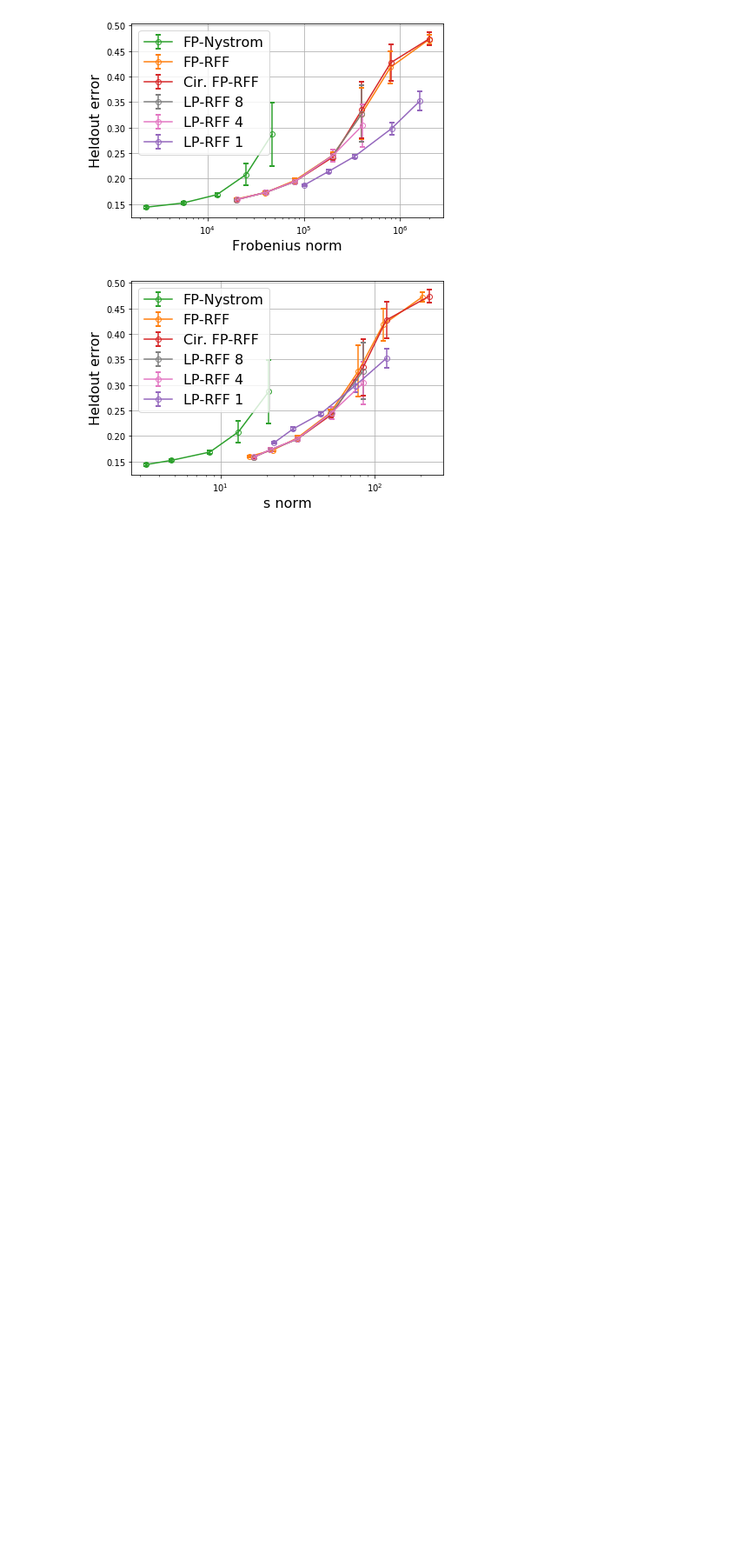
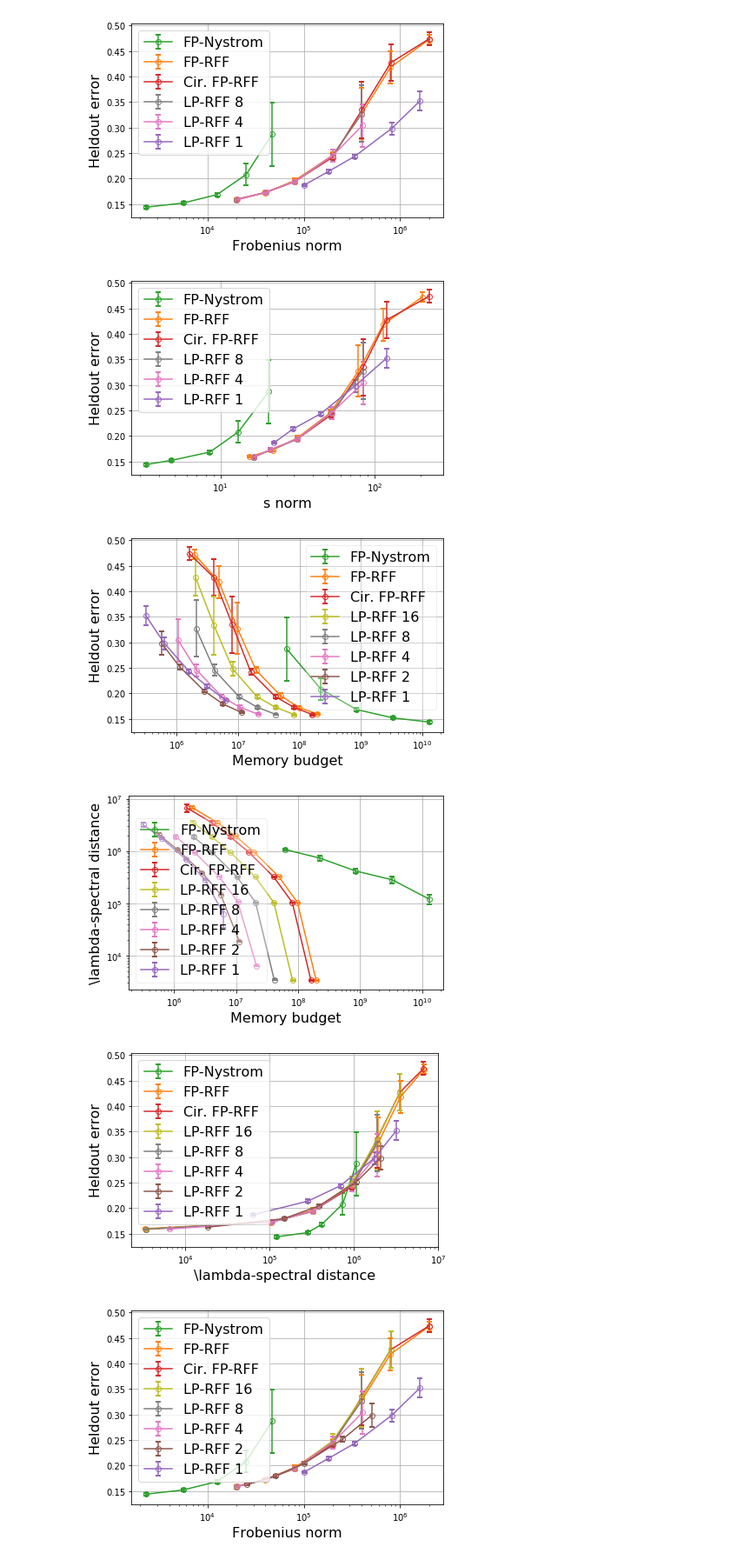
Before and after one commit to JianGoForIt/lp_rffs, a Jupyter notebook: kernel_reg/notebook/correlation-covtype-closeness-vs-kernel-approximation-error-real-setting-with-lambdastar-from-exact-kernel-with-delta-low-precision.ipynb, the cells around one changed output. Shown at 87% size. Drawn from its saved outputs; the diff is of its cells as text; code cells hidden in the pictures; blank space fills up the shorter version.

```diff
--- a/kernel_reg/notebook/correlation-covtype-closeness-vs-kernel-approximation-error-real-setting-with-lambdastar-from-exact-kernel-with-delta-low-precision.ipynb
+++ b/kernel_reg/notebook/correlation-covtype-closeness-vs-kernel-approximation-error-real-setting-with-lambdastar-from-exact-kernel-with-delta-low-precision.ipynb
@@ -155,8 +155,10 @@ f_norm_list_rff, l2_loss_list_rff, delta_list_rff, s_norm_list_rff = \
 memory_list_rff = [rff_mem_func(x) for x in n_rff_feat]
 
 
-def plot_all(plot_all_line=False):
-    if plot_all_line:
+def plot_all(plot_all_line=False, plot_every_line=False):
+    if plot_every_line:
+        bit_list = [16, 8, 4, 2, 1]
+    elif plot_all_line:
         bit_list = [8, 4, 1]
     else:
         bit_list = [8, 4, ]
@@ -164,7 +166,7 @@ def plot_all(plot_all_line=False):
     data_list = []
     data_list.append(("FP-Nystrom", memory_list_nystrom, l2_loss_list_nystrom) )
     data_list.append(("FP-RFF", memory_list_rff, l2_loss_list_rff) )
-    if plot_all_line:
+    if plot_all_line or plot_every_line:
         data_list.append(("Cir. FP-RFF", memory_list_cir_rff[64], l2_loss_list_cir_rff[64] ) )
     for nbit in bit_list:
         data_list.append(("LP-RFF " + str(nbit), memory_list_cir_rff[nbit], l2_loss_list_cir_rff[nbit] ) )
@@ -176,7 +178,10 @@ def plot_all(plot_all_line=False):
     # plt.title("acc vs memory")
     plt.legend(fontsize=16, framealpha=0.3)
     plt.tight_layout()
-    if plot_all_line:
+    if plot_every_line:
+        save_csv_with_error_bar(data_list, file_name="./data_for_plot/classification_acc_vs_mem_every_line.csv")
+        plt.savefig("./figures/classification_acc_vs_mem_every_line.pdf")
+    elif plot_all_line:
         save_csv_with_error_bar(data_list, file_name="./data_for_plot/classification_acc_vs_mem_all_line.csv")
         plt.savefig("./figures/classification_acc_vs_mem_all_line.pdf")
     else:
@@ -190,7 +195,7 @@ def plot_all(plot_all_line=False):
     data_list = []
     data_list.append(("FP-Nystrom", memory_list_nystrom, delta_list_nystrom) )
     data_list.append(("FP-RFF", memory_list_rff, delta_list_rff) )
-    if plot_all_line:
+    if plot_all_line or plot_every_line:
         data_list.append(("Cir. FP-RFF", memory_list_cir_rff[64], delta_list_cir_rff[64] ) )
     for nbit in bit_list:
         data_list.append(("LP-RFF " + str(nbit), memory_list_cir_rff[nbit], delta_list_cir_rff[nbit] ) )
@@ -203,6 +208,9 @@ def plot_all(plot_all_line=False):
     # plt.title("delta vs memory")
     plt.legend(fontsize=16, framealpha=0.3, loc="lower left")
     plt.tight_layout()
+    if plot_every_line:
+        save_csv_with_error_bar(data_list, file_name="./data_for_plot/classification_delta_vs_mem_every_line.csv")
+        plt.savefig("./figures/classification_delta_vs_mem_every_line.pdf")
     if plot_all_line:
         save_csv_with_error_bar(data_list, file_name="./data_for_plot/classification_delta_vs_mem_all_line.csv")
         plt.savefig("./figures/classification_delta_vs_mem_all_line.pdf")
@@ -217,7 +225,7 @@ def plot_all(plot_all_line=False):
     data_list = []
     data_list.append(("FP-Nystrom", delta_list_nystrom, l2_loss_list_nystrom) )
     data_list.append(("FP-RFF", delta_list_rff, l2_loss_list_rff) )
-    if plot_all_line:
+    if plot_all_line or plot_every_line:
         data_list.append(("Cir. FP-RFF", delta_list_cir_rff[64], l2_loss_list_cir_rff[64] ) )
     for nbit in bit_list:
         data_list.append(("LP-RFF " + str(nbit), delta_list_cir_rff[nbit], l2_loss_list_cir_rff[nbit] ) )
@@ -229,7 +237,10 @@ def plot_all(plot_all_line=False):
     # plt.title("acc vs delta")
     plt.legend(fontsize=16)
     plt.tight_layout()
-    if plot_all_line:
+    if plot_every_line:
+        save_csv_with_error_bar(data_list, file_name="./data_for_plot/classification_acc_vs_delta_every_line.csv")
+        plt.savefig("./figures/classification_acc_vs_delta_every_line.pdf")
+    elif plot_all_line:
         save_csv_with_error_bar(data_list, file_name="./data_for_plot/classification_acc_vs_delta_all_line.csv")
         plt.savefig("./figures/classification_acc_vs_delta_all_line.pdf")
     else:
@@ -243,7 +254,7 @@ def plot_all(plot_all_line=False):
     data_list = []
     data_list.append(("FP-Nystrom", f_norm_list_nystrom, l2_loss_list_nystrom) )
     data_list.append(("FP-RFF", f_norm_list_rff, l2_loss_list_rff) )
-    if plot_all_line:
+    if plot_all_line or plot_every_line:
         data_list.append(("Cir. FP-RFF", f_norm_list_cir_rff[64], l2_loss_list_cir_rff[64] ) )
     for nbit in bit_list:
         data_list.append(("LP-RFF " + str(nbit), f_norm_list_cir_rff[nbit], l2_loss_list_cir_rff[nbit] ) )
@@ -255,7 +266,10 @@ def plot_all(plot_all_line=False):
     # plt.title("acc vs delta")
     plt.legend(fontsize=16)
     plt.tight_layout()
-    if plot_all_line:
+    if plot_every_line:
+        save_csv_with_error_bar(data_list, file_name="./data_for_plot/classification_acc_vs_f_norm_every_line.csv")
+        plt.savefig("./figures/classification_acc_vs_f_norm_every_line.pdf")
+    elif plot_all_line:
         save_csv_with_error_bar(data_list, file_name="./data_for_plot/classification_acc_vs_f_norm_all_line.csv")
         plt.savefig("./figures/classification_acc_vs_f_norm_all_line.pdf")
     else:
@@ -269,7 +283,7 @@ def plot_all(plot_all_line=False):
     data_list = []
     data_list.append(("FP-Nystrom", s_norm_list_nystrom, l2_loss_list_nystrom) )
     data_list.append(("FP-RFF", s_norm_list_rff, l2_loss_list_rff) )
-    if plot_all_line:
+    if plot_all_line or plot_every_line:
         data_list.append(("Cir. FP-RFF", s_norm_list_cir_rff[64], l2_loss_list_cir_rff[64] ) )
     for nbit in bit_list:
         data_list.append(("LP-RFF " + str(nbit), s_norm_list_cir_rff[nbit], l2_loss_list_cir_rff[nbit] ) )
@@ -281,7 +295,10 @@ def plot_all(plot_all_line=False):
     # plt.title("acc vs delta")
     plt.legend(fontsize=16)
     plt.tight_layout()
-    if plot_all_line:
+    if plot_every_line:
+        save_csv_with_error_bar(data_list, file_name="./data_for_plot/classification_acc_vs_s_norm_every_line.csv")
+        plt.savefig("./figures/classification_acc_vs_s_norm_every_line.pdf")
+    elif plot_all_line:
         save_csv_with_error_bar(data_list, file_name="./data_for_plot/classification_acc_vs_s_norm_all_line.csv")
         plt.savefig("./figures/classification_acc_vs_s_norm_all_line.pdf")
     else:
@@ -306,3 +323,10 @@ plot_all(plot_all_line=True)
 [figure]
 [figure]
 [figure]
+# %%
+plot_all(plot_every_line=True)
+# %% [output]
+[figure, added]
+[figure, added]
+[figure, added]
+[figure, added]
```
Also changed, not shown: parts of 1 cell of this notebook, 2 other files.
